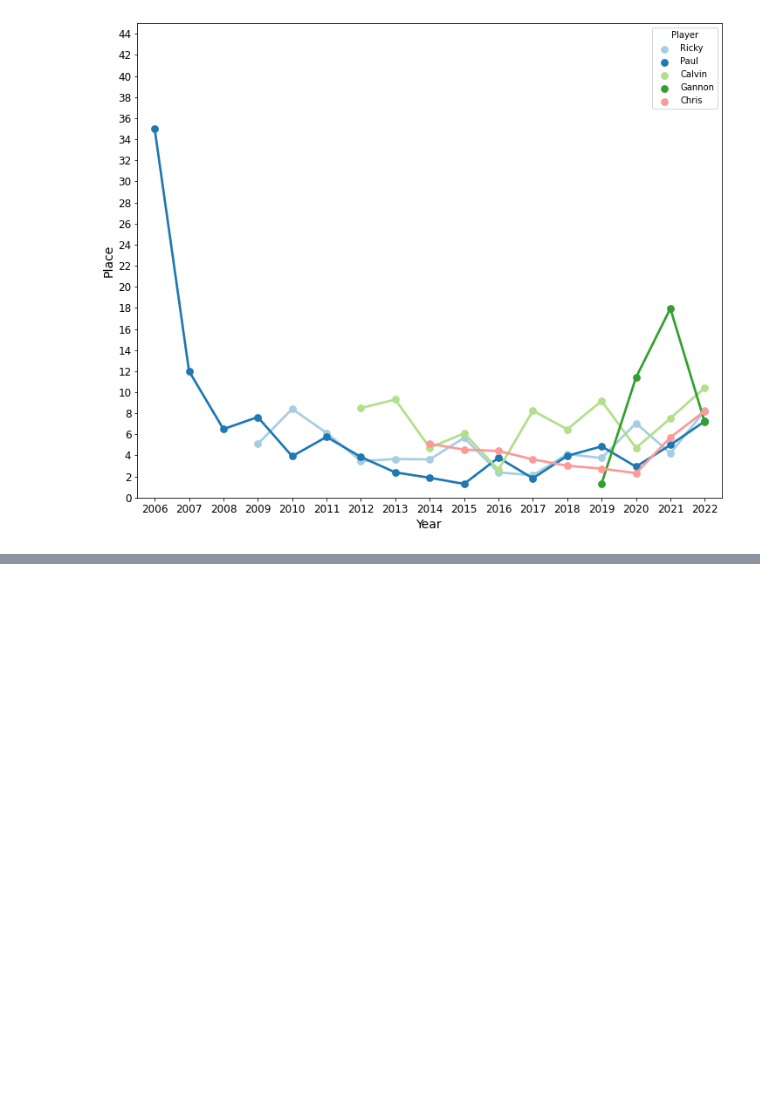
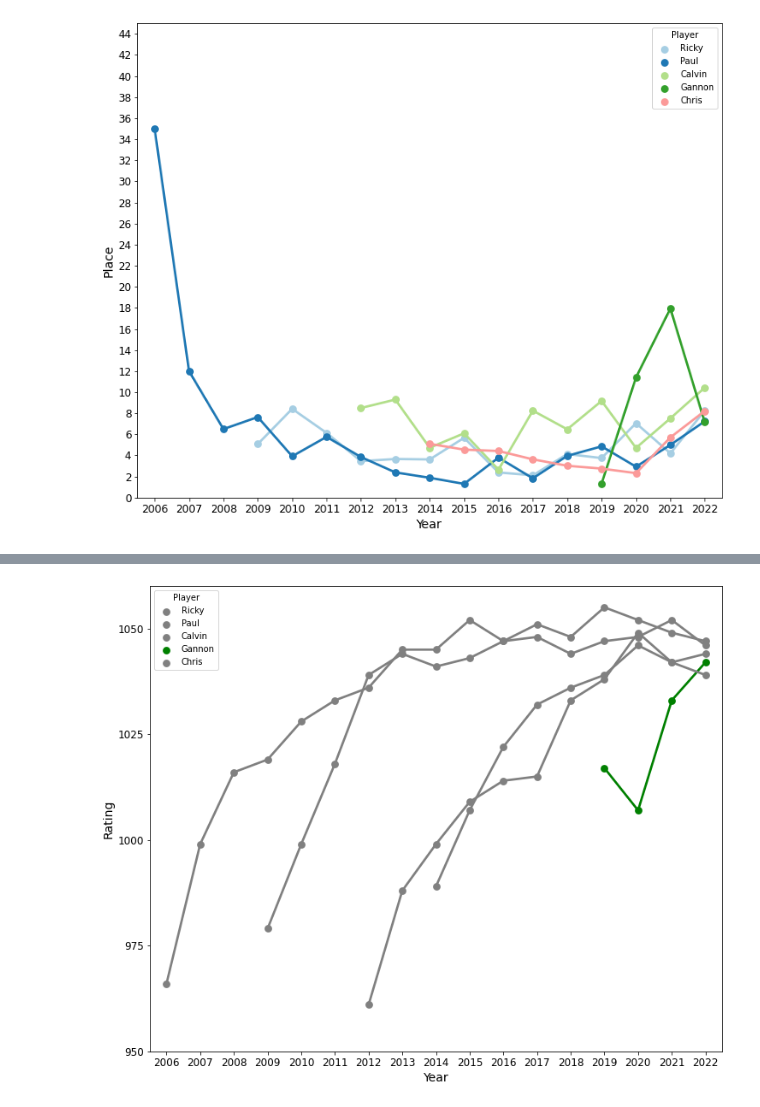
Before and after one commit to jamorgan8/disc-golf-analysis, a Jupyter notebook: notebooks/Analysis.ipynb, the cells around one changed output, grey strips where cells are left out. Cells and saved outputs as stored; diff of their text form; code cells hidden in the pictures; blank space fills up the shorter version.

```diff
--- a/notebooks/Analysis.ipynb
+++ b/notebooks/Analysis.ipynb
@@ -798,0 +882,40 @@ plt.show()
+# %%
+ricky = pd.DataFrame({'x':[2009,2010,2011,2012,2013,2014,2015,2016,2017,2018,2019,2020,2021,2022],
+                      'y':[979, 999, 1018, 1039, 1044, 1041, 1043, 1047, 1048, 1044, 1047, 1048, 1052, 1046]})
+
+paul = pd.DataFrame({'x':[2006, 2007, 2008, 2009,2010,2011,2012,2013,2014,2015,2016,2017,2018,2019,2020,2021,2022],
+                     'y':[966, 999, 1016, 1019, 1028, 1033, 1036, 1045, 1045, 1052, 1047, 1051, 1048, 1055, 1052, 1049, 1047]})
+
+calvin = pd.DataFrame({'x':[2012,2013,2014,2015,2016,2017,2018,2019,2020,2021,2022],
+                       'y':[961, 988, 999, 1009, 1014, 1015, 1033, 1038, 1049, 1042, 1044]})
+
+gannon = pd.DataFrame({'x':[2019,2020,2021,2022],
+                       'y':[1017, 1007, 1033, 1042]})
+
+chris = pd.DataFrame({'x':[2014,2015,2016,2017,2018,2019,2020,2021,2022],
+                      'y':[989, 1007, 1022, 1032, 1036, 1039, 1046, 1042, 1039]})
+
+yticks = np.arange(950, 1070, 25) ##sets y ticks. parameters = (start, stop, step)
+
+
+ricky['Player'] = 'Ricky'
+paul['Player'] = 'Paul'
+calvin['Player'] = 'Calvin'
+gannon['Player'] = 'Gannon'
+chris['Player'] = 'Chris'
+res=pd.concat([ricky,paul,calvin,gannon,chris])
+#sns.set_style('whitegrid')
+fig, ax = plt.subplots(figsize=(12,10))
+sns.pointplot(x='x', y='y', data=res, hue='Player', palette=['grey', 'grey', 'grey', 'green', 'grey'], ax=ax)
+##set color for each line in order
+#plt.grid(axis='both')
+plt.xlabel('Year', fontsize=14)
+plt.ylabel('Rating', fontsize=14)
+plt.ylim(950, 1060)
+plt.yticks(yticks, fontsize=12)
+plt.xticks(fontsize=12)
+#plt.title('Avg Rating by Year')
+plt.savefig('../assets/rating-chart-gannon.jpg')
+plt.show()
+# %% [output]
+[figure, added]
```
Also changed, not shown: parts of 6 cells of this notebook, 7 other files.
